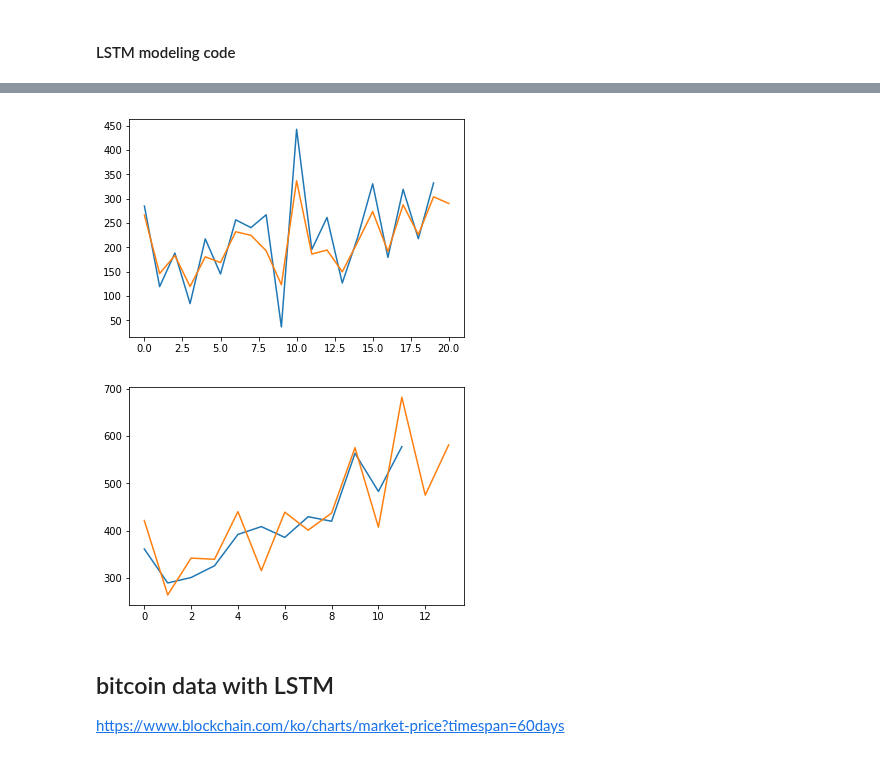
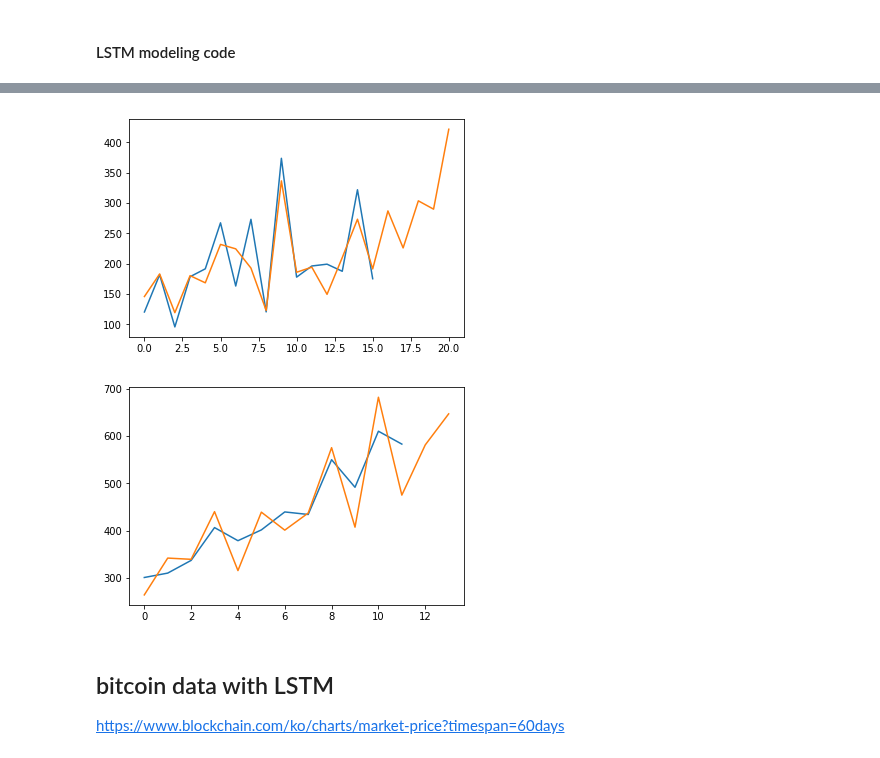
Before and after one commit to yoonkt200/tutorial-keras-deeplearning, a Jupyter notebook: 05-LSTM-keras/keras-lstm-series-advanced.ipynb, the cells around one changed output, grey strips where cells are left out. Drawn from its saved outputs; the diff is of its cells as text; code cells hidden in the pictures.

```diff
--- a/05-LSTM-keras/keras-lstm-series-advanced.ipynb
+++ b/05-LSTM-keras/keras-lstm-series-advanced.ipynb
@@ -81,7 +81,7 @@ diff_series = difference(origin_series, 1)
 scaler = MinMaxScaler(feature_range=(0, 1))
 scaled_series = scaler.fit_transform(diff_series)
 # split and make timeseries
-x_train, x_test, y_train, y_test = make_timeseries_dataset_ordered(series=scaled_series, x_steps=1, y_steps=1, test_size=0.4)
+x_train, x_test, y_train, y_test = make_timeseries_dataset_ordered(series=scaled_series, x_steps=4, y_steps=1, test_size=0.4)
 # %%
 print('training X data shape:', origin_x_train.shape)
 print('training Y data shape:', origin_y_train.shape)
@@ -105,7 +105,7 @@ test Y data shape: (14, 1)
 # %%
 # data reshape : for trim batch size (train, predict in Neural Networks)
-# x_train = x_train[:16, :]
-# y_train = y_train[:16, :]
+x_train = x_train[:16, :]
+y_train = y_train[:16, :]
 x_test = x_test[:12, :]
 y_test = y_test[:12, :]
 # %%
@@ -128,7 +128,7 @@ timestep : input의 time 개수 (X_t1, X_t2...)
 feature : feature의 개수 (X = x1, x2 ...) [ex: x1 - 키, x2 - 몸무게 ...]
 """
 
-time_step = 1
+time_step = 4
 feature_num = 1
 
 x_train_series = x_train.reshape(x_train.shape[0], time_step, feature_num)
@@ -176,20 +176,20 @@ def show_train_fit():
     for i in range(len(output)):
         yhat = output[i,0]
         yhat = scaler.inverse_transform(yhat)
-        yhat = yhat + origin_x_train[i]
+        yhat = yhat + origin_x_train[i+1]
         predictions.append(yhat)
     model.reset_states()
     return predictions
 # %%
 predictions = show_train_fit()
 predictions = np.array(predictions)
 predictions = predictions.reshape(predictions.shape[0], 1)
 
 plt.plot(predictions) # blue line
-plt.plot(origin_x_train) # yellow line
+plt.plot(origin_y_train) # yellow line
 plt.show()
 # %% [output]
-[figure, old version]
+[figure, new version]
 # %%
 def show_test_fit():
     output = model.predict(x_test_series, batch_size=batch_size)
@@ -204,13 +204,13 @@ def show_test_fit():
 # %%
-predictions, origin_x_test = show_test_fit()
+predictions = show_test_fit()
 predictions = np.array(predictions)
 predictions = predictions.reshape(predictions.shape[0], 1)
 
-plt.plot(predictions)
-plt.plot(origin_x_test)
+plt.plot(predictions) # blue line
+plt.plot(origin_y_test) # yellow line
 plt.show()
 # %% [output]
-[figure, old version]
+[figure, new version]
 # %% [markdown]
 ## bitcoin data with LSTM
 
```
Also changed, not shown: parts of 4 cells of this notebook, 6 other files.
